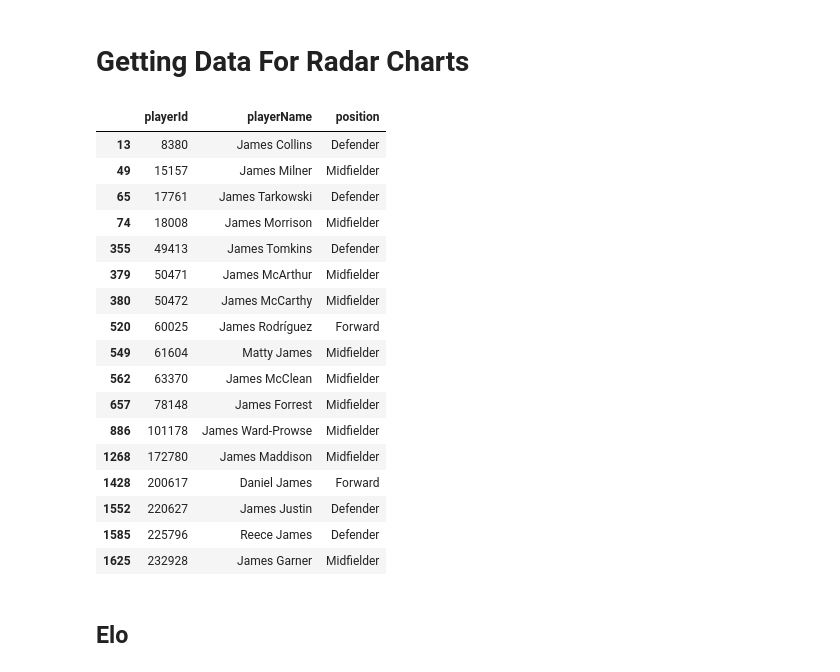
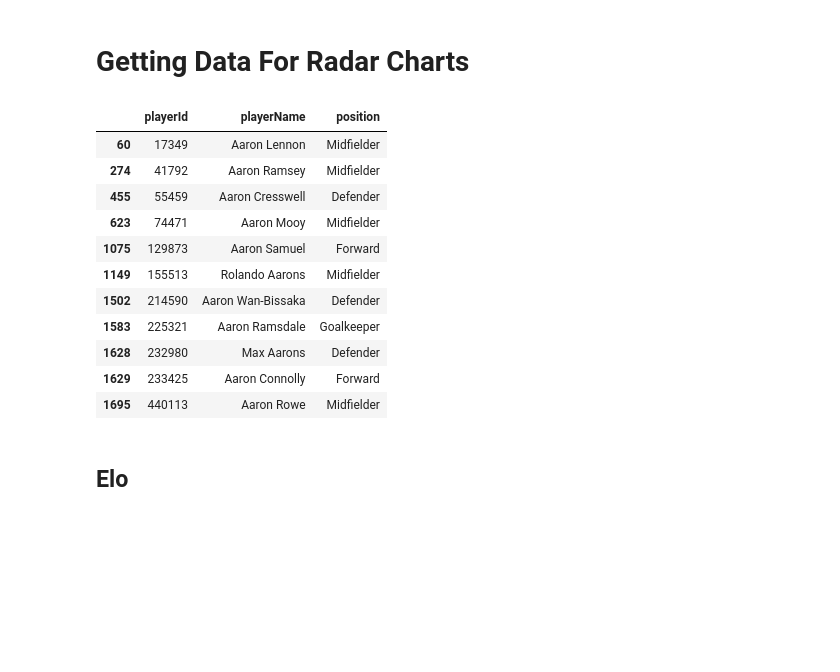
Before and after one commit to christiangilson/MSc-Applied-Statistics-Project-Code, a Jupyter notebook: Applications/xT/Player xT.ipynb, the cells around one changed output. Drawn from its saved outputs; the diff is of its cells as text; code cells hidden in the pictures; blank space fills up the shorter version.

```diff
--- a/Applications/xT/Player xT.ipynb
+++ b/Applications/xT/Player xT.ipynb
@@ -406,26 +406,20 @@ df_xT_action.loc[df_xT_action['season_xT_Pass_per_90_rank'] <= 5]\
 # %% [markdown]
 # **Getting Data For Radar Charts**
 # %%
-df_players.loc[df_players['playerName'].str.contains('James')]
+df_players.loc[df_players['playerName'].str.contains('Aaron')]
 # %% [output]
 |  | playerId | playerName | position |
-| 13 | 8380 | James Collins | Defender |
-| 49 | 15157 | James Milner | Midfielder |
-| 65 | 17761 | James Tarkowski | Defender |
-| 74 | 18008 | James Morrison | Midfielder |
-| 355 | 49413 | James Tomkins | Defender |
-| 379 | 50471 | James McArthur | Midfielder |
-| 380 | 50472 | James McCarthy | Midfielder |
-| 520 | 60025 | James Rodríguez | Forward |
-| 549 | 61604 | Matty James | Midfielder |
-| 562 | 63370 | James McClean | Midfielder |
-| 657 | 78148 | James Forrest | Midfielder |
-| 886 | 101178 | James Ward-Prowse | Midfielder |
-| 1268 | 172780 | James Maddison | Midfielder |
-| 1428 | 200617 | Daniel James | Forward |
-| 1552 | 220627 | James Justin | Defender |
-| 1585 | 225796 | Reece James | Defender |
-| 1625 | 232928 | James Garner | Midfielder |
+| 60 | 17349 | Aaron Lennon | Midfielder |
+| 274 | 41792 | Aaron Ramsey | Midfielder |
+| 455 | 55459 | Aaron Cresswell | Defender |
+| 623 | 74471 | Aaron Mooy | Midfielder |
+| 1075 | 129873 | Aaron Samuel | Forward |
+| 1149 | 155513 | Rolando Aarons | Midfielder |
+| 1502 | 214590 | Aaron Wan-Bissaka | Defender |
+| 1583 | 225321 | Aaron Ramsdale | Goalkeeper |
+| 1628 | 232980 | Max Aarons | Defender |
+| 1629 | 233425 | Aaron Connolly | Forward |
+| 1695 | 440113 | Aaron Rowe | Midfielder |
 # %% [markdown]
 ## Elo
 # %%
```
Also changed, not shown: parts of 12 cells of this notebook, 35 other files.
